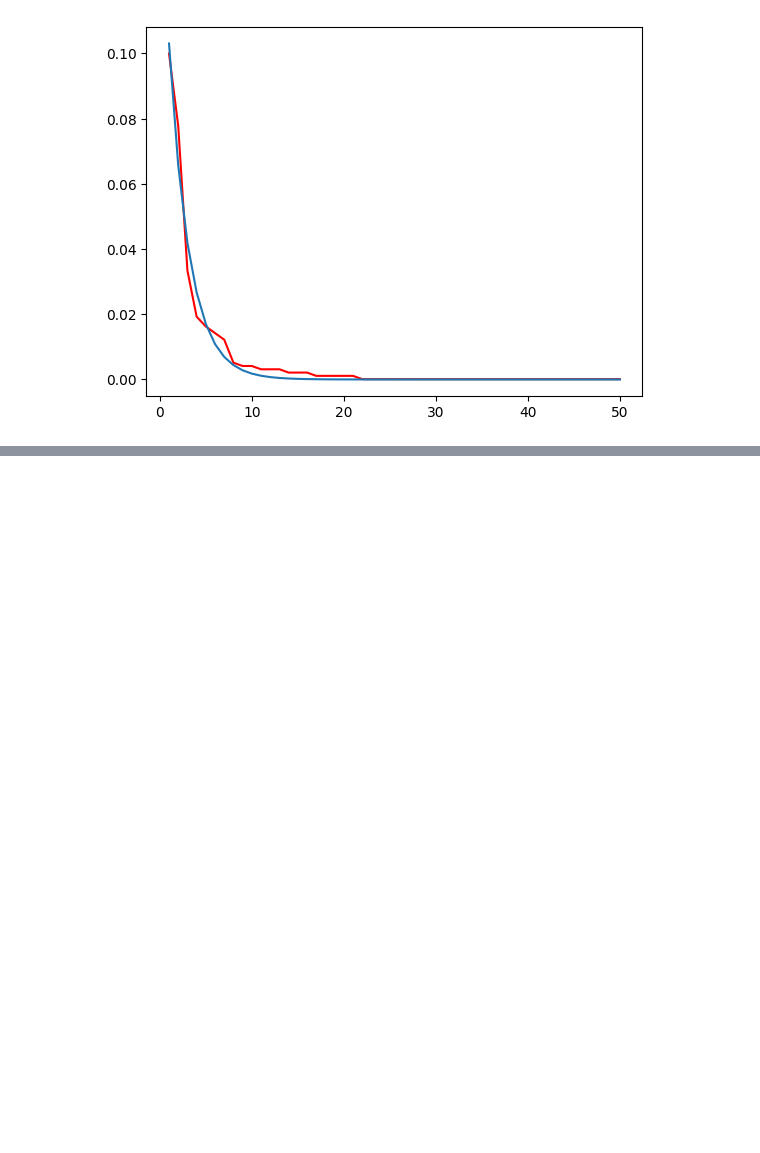
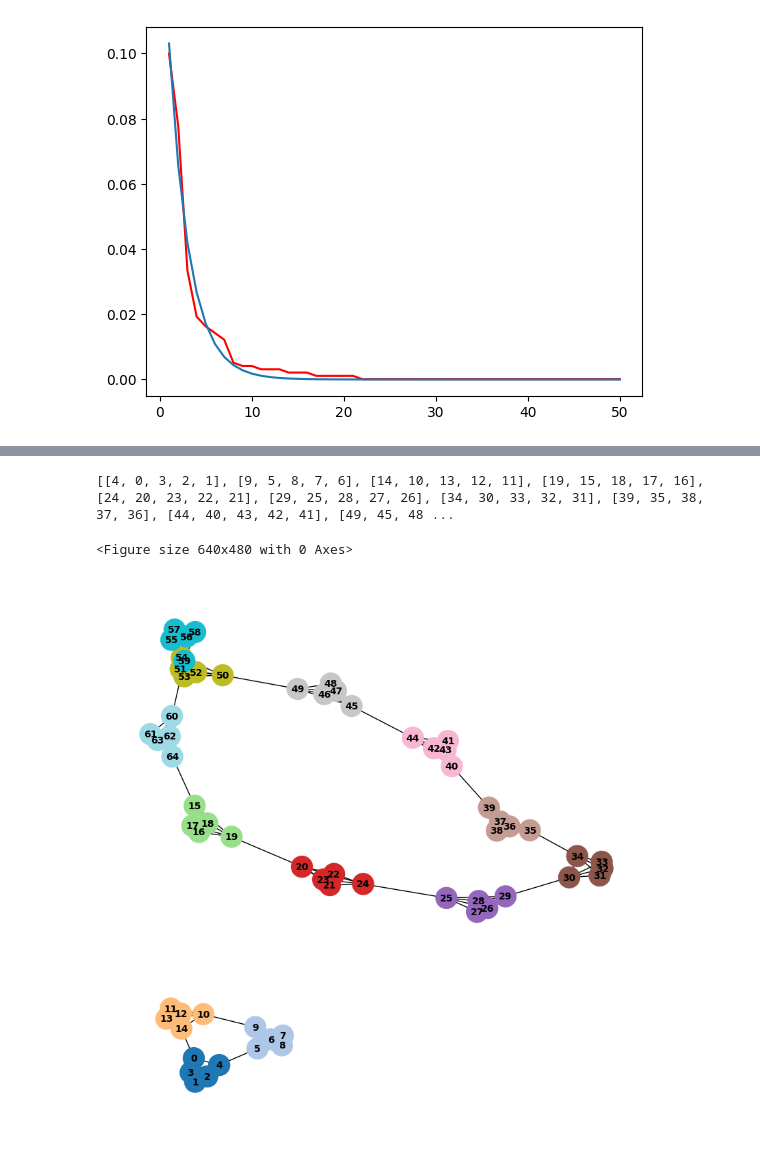
Before and after one commit to frilip/Distance-Quality-Community-Detection, a Jupyter notebook: gamma_tests.ipynb, the cells around one changed output, grey strips where cells are left out. Drawn from its saved outputs; the diff is of its cells as text; code cells hidden in the pictures; blank space fills up the shorter version.

```diff
--- a/gamma_tests.ipynb
+++ b/gamma_tests.ipynb
@@ -58,0 +92,17 @@ plt.savefig('./plots/gammas_aproximations.pdf')
+# %%
+# same cluster size, different size
+G1 = generate_full_cluster_graph_same_size(3,5)
+G2 = generate_full_cluster_graph_same_size(10,5)
+G = nx.disjoint_union(G1, G2)
+
+gamma = 0.02
+
+plt.figure()
+comm = newman_greedy_distance(G, gamma)
+print(comm)
+color_communities(G, comm)
+plt.savefig('./plots/nonconnected_scs_dsize'+str(gamma)+'.pdf')
+# %% [output]
+[[4, 0, 3, 2, 1], [9, 5, 8, 7, 6], [14, 10, 13, 12, 11], [19, 15, 18, 17, 16], [24, 20, 23, 22, 21], [29, 25, 28, 27, 26], [34, 30, 33, 32, 31], [39, 35, 38, 37, 36], [44, 40, 43, 42, 41], [49, 45, 48 ...
+<Figure size 640x480 with 0 Axes>
+[figure, added]
```
Also changed, not shown: parts of 4 cells of this notebook, 33 other files.
